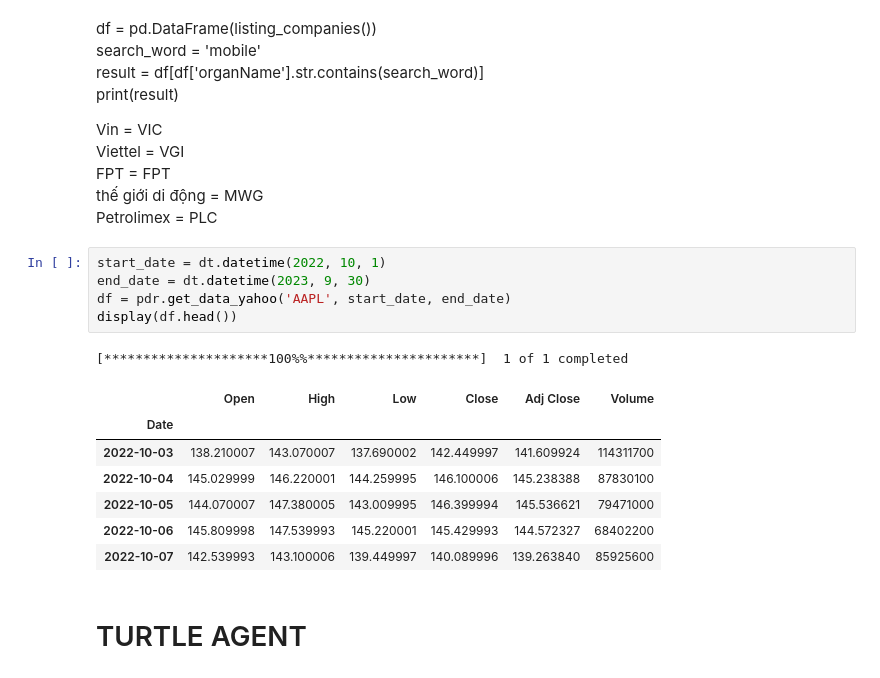
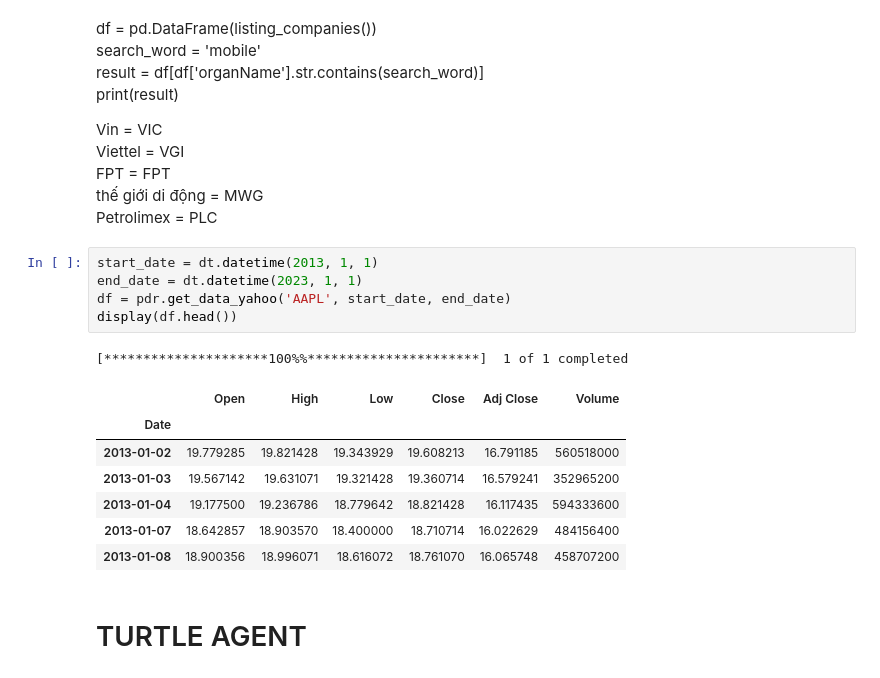
Before and after one commit to Hunglg-1430/Time-series-forecasting, a Jupyter notebook: stock_prediction_agent.ipynb, the cells around one changed output. Cells and saved outputs as stored; diff of their text form.

```diff
--- a/stock_prediction_agent.ipynb
+++ b/stock_prediction_agent.ipynb
@@ -26,19 +26,19 @@ FPT = FPT\
 thế giới di động = MWG\
 Petrolimex = PLC
 # %%
-start_date = dt.datetime(2022, 10, 1)
-end_date = dt.datetime(2023, 9, 30)
+start_date = dt.datetime(2013, 1, 1)
+end_date = dt.datetime(2023, 1, 1)
 df = pdr.get_data_yahoo('AAPL', start_date, end_date)
 display(df.head())
 # %% [output]
 [*********************100%%**********************]  1 of 1 completed
 |  | Open | High | Low | Close | Adj Close | Volume |
 | Date |  |  |  |  |  |  |
-| 2022-10-03 | 138.210007 | 143.070007 | 137.690002 | 142.449997 | 141.609924 | 114311700 |
-| 2022-10-04 | 145.029999 | 146.220001 | 144.259995 | 146.100006 | 145.238388 | 87830100 |
-| 2022-10-05 | 144.070007 | 147.380005 | 143.009995 | 146.399994 | 145.536621 | 79471000 |
-| 2022-10-06 | 145.809998 | 147.539993 | 145.220001 | 145.429993 | 144.572327 | 68402200 |
-| 2022-10-07 | 142.539993 | 143.100006 | 139.449997 | 140.089996 | 139.263840 | 85925600 |
+| 2013-01-02 | 19.779285 | 19.821428 | 19.343929 | 19.608213 | 16.791185 | 560518000 |
+| 2013-01-03 | 19.567142 | 19.631071 | 19.321428 | 19.360714 | 16.579241 | 352965200 |
+| 2013-01-04 | 19.177500 | 19.236786 | 18.779642 | 18.821428 | 16.117435 | 594333600 |
+| 2013-01-07 | 18.642857 | 18.903570 | 18.400000 | 18.710714 | 16.022629 | 484156400 |
+| 2013-01-08 | 18.900356 | 18.996071 | 18.616072 | 18.761070 | 16.065748 | 458707200 |
 # %% [markdown]
 # TURTLE AGENT
 # %%
```
Also changed, not shown: parts of 18 cells of this notebook.
